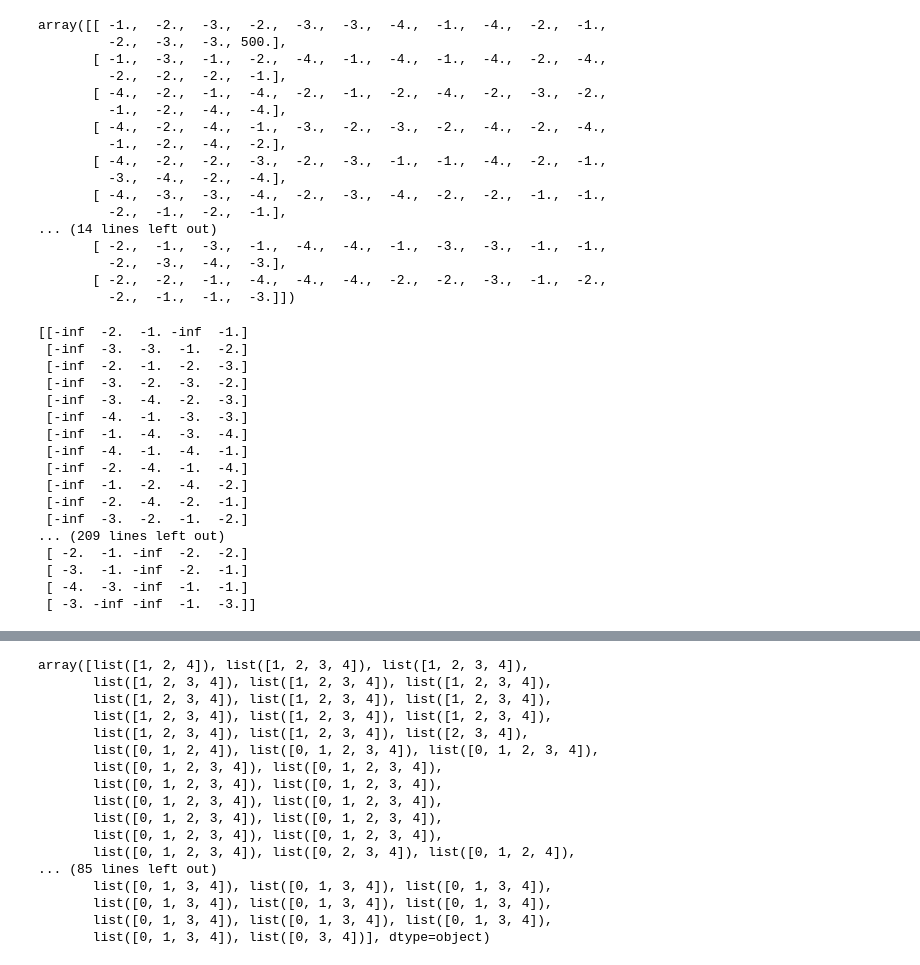
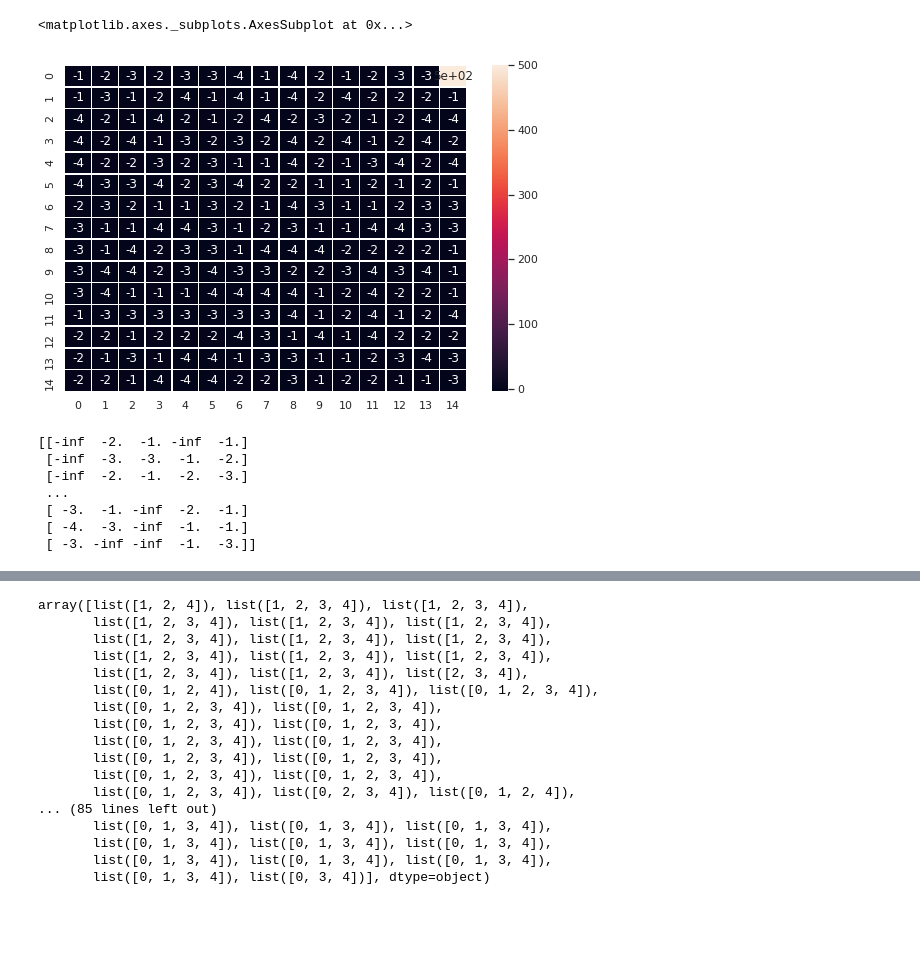
Before and after one commit to rizkiar00/Q-Learning, a Jupyter notebook: Q_Learning.ipynb, the cells around one changed output, grey strips where cells are left out. Cells and saved outputs as stored; diff of their text form; code cells hidden in the pictures; blank space fills up the shorter version.

```diff
--- a/Q_Learning.ipynb
+++ b/Q_Learning.ipynb
@@ -16,24 +21,12 @@ Saving DataTugas3ML2019.txt to DataTugas3ML2019.txt
-# %%
-my_data = np.genfromtxt('DataTugas3ML2019.txt', delimiter = '\t')
-my_data
-# %% [output]
-array([[ -1.,  -2.,  -3.,  -2.,  -3.,  -3.,  -4.,  -1.,  -4.,  -2.,  -1.,
-         -2.,  -3.,  -3., 500.],
-       [ -1.,  -3.,  -1.,  -2.,  -4.,  -1.,  -4.,  -1.,  -4.,  -2.,  -4.,
-         -2.,  -2.,  -2.,  -1.],
-       [ -4.,  -2.,  -1.,  -4.,  -2.,  -1.,  -2.,  -4.,  -2.,  -3.,  -2.,
-         -1.,  -2.,  -4.,  -4.],
-       [ -4.,  -2.,  -4.,  -1.,  -3.,  -2.,  -3.,  -2.,  -4.,  -2.,  -4.,
-         -1.,  -2.,  -4.,  -2.],
-       [ -4.,  -2.,  -2.,  -3.,  -2.,  -3.,  -1.,  -1.,  -4.,  -2.,  -1.,
-         -3.,  -4.,  -2.,  -4.],
-       [ -4.,  -3.,  -3.,  -4.,  -2.,  -3.,  -4.,  -2.,  -2.,  -1.,  -1.,
-         -2.,  -1.,  -2.,  -1.],
-... (14 lines left out)
-       [ -2.,  -1.,  -3.,  -1.,  -4.,  -4.,  -1.,  -3.,  -3.,  -1.,  -1.,
-         -2.,  -3.,  -4.,  -3.],
-       [ -2.,  -2.,  -1.,  -4.,  -4.,  -4.,  -2.,  -2.,  -3.,  -1.,  -2.,
-         -2.,  -1.,  -1.,  -3.]])
+# %%
+my_data = np.genfromtxt('Q-Learning/DataTugas3ML2019.txt', delimiter = '\t')
+
+# Draw a heatmap with the numeric values in each cell
+f, ax = plt.subplots(figsize=(9, 6))
+sns.heatmap(my_data, annot=True, linewidths=.5, ax=ax)
+# %% [output]
+<matplotlib.axes._subplots.AxesSubplot at 0x...>
+[figure, added]
 # %%
 #@title Default title text
 def build_R(rw):
@@ -65,17 +58,7 @@ print(R)
 [[-inf  -2.  -1. -inf  -1.]
  [-inf  -3.  -3.  -1.  -2.]
  [-inf  -2.  -1.  -2.  -3.]
- [-inf  -3.  -2.  -3.  -2.]
- [-inf  -3.  -4.  -2.  -3.]
- [-inf  -4.  -1.  -3.  -3.]
- [-inf  -1.  -4.  -3.  -4.]
- [-inf  -4.  -1.  -4.  -1.]
- [-inf  -2.  -4.  -1.  -4.]
- [-inf  -1.  -2.  -4.  -2.]
- [-inf  -2.  -4.  -2.  -1.]
- [-inf  -3.  -2.  -1.  -2.]
-... (209 lines left out)
- [ -2.  -1. -inf  -2.  -2.]
+ ...
  [ -3.  -1. -inf  -2.  -1.]
  [ -4.  -3. -inf  -1.  -1.]
  [ -3. -inf -inf  -1.  -3.]]
```
Also changed, not shown: parts of 8 cells of this notebook.
